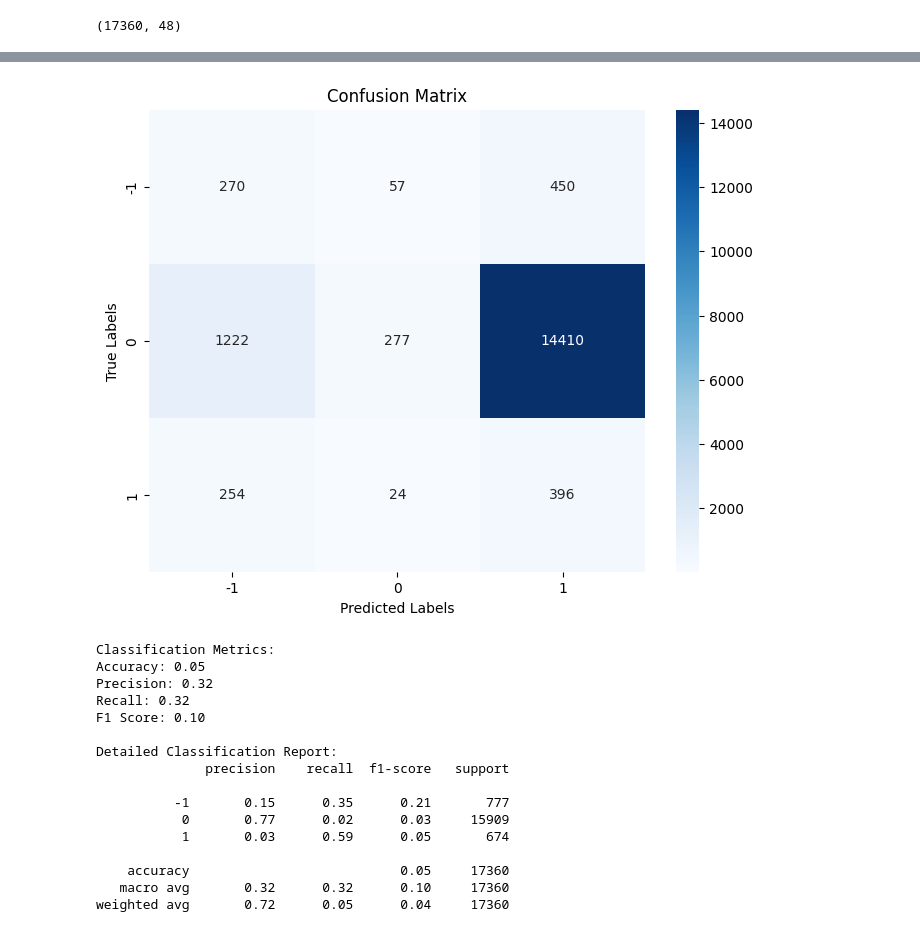
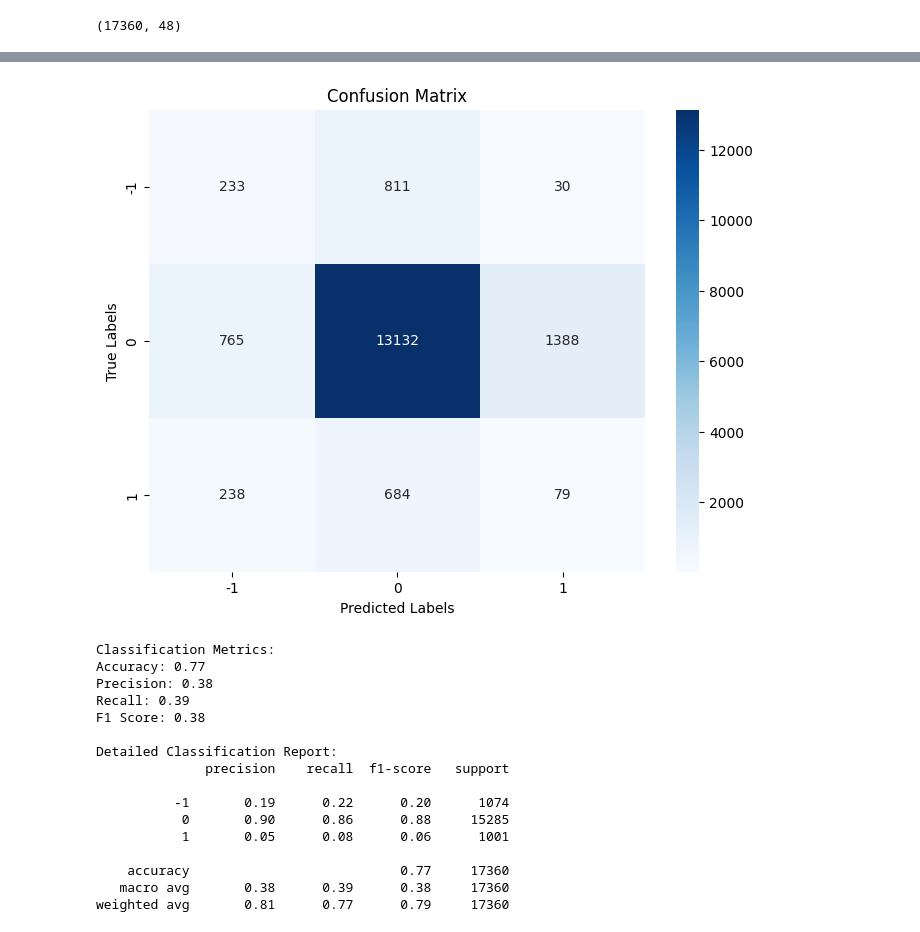
Before and after one commit to nikanhg/Funding_rate_Aave, a Jupyter notebook: Jing/LSTM_24_compared.ipynb, the cells around one changed output, grey strips where cells are left out. Drawn from its saved outputs; the diff is of its cells as text; code cells hidden in the pictures.

```diff
--- a/Jing/LSTM_24_compared.ipynb
+++ b/Jing/LSTM_24_compared.ipynb
@@ -150,7 +154,11 @@ print(y_test.shape)
 
 # 3. establish the
 model = Sequential([
-    LSTM(48, activation='tanh', input_shape=(inputs.shape[1], inputs.shape[2]), return_sequences=True),
+    LSTM(48,
+         activation='tanh',
+         input_shape=(inputs.shape[1], inputs.shape[2]),
+         return_sequences=True
+         ),
     Dropout(0.2),
     LSTM(48, activation='tanh'),
     Dropout(0.2),
@@ -290,7 +298,7 @@ import matplotlib.pyplot as plt
 from sklearn.metrics import confusion_matrix, accuracy_score, precision_score, recall_score, f1_score, classification_report
 
 
-def rate_growth(data, prediction, threshold_factor=0.1):
+def rate_growth(data, prediction, threshold_factor=0.05):
     # Calculate changes for data
     changes_data = data[:, 23, 0] - data[:, 0, 0]
     std_data = np.std(changes_data)
@@ -299,9 +307,9 @@ def rate_growth(data, prediction, threshold_factor=0.1):
     # Classify growth for data
     growth_data = []
     for change in changes_data:
-        if change > threshold_data:
+        if change > 0.5*threshold_data:
             growth_data.append(1)
-        elif change < -threshold_data:
+        elif change < -0.5*threshold_data:
             growth_data.append(-1)
         else:
             growth_data.append(0)
@@ -352,23 +360,23 @@ def classification_metrics(y_true, y_pred):
     print("\nDetailed Classification Report:")
     print(classification_report(y_true, y_pred, target_names=['-1', '0', '1']))
 # %%
-growth_data, growth_prediction = rate_growth(y_test, test_predictions)
+growth_data, growth_prediction = rate_growth(y_test, test_predictions, threshold_factor=0.08)
 classification_metrics(growth_data, growth_prediction)
 # %% [output]
-[figure, old version]
+[figure, new version]
 Classification Metrics:
-Accuracy: 0.05
-Precision: 0.32
-Recall: 0.32
-F1 Score: 0.10
+Accuracy: 0.77
+Precision: 0.38
+Recall: 0.39
+F1 Score: 0.38
 
 Detailed Classification Report:
               precision    recall  f1-score   support
 
-          -1       0.15      0.35      0.21       777
-           0       0.77      0.02      0.03     15909
-           1       0.03      0.59      0.05       674
+          -1       0.19      0.22      0.20      1074
+           0       0.90      0.86      0.88     15285
+           1       0.05      0.08      0.06      1001
 
-    accuracy                           0.05     17360
-   macro avg       0.32      0.32      0.10     17360
-weighted avg       0.72      0.05      0.04     17360
+    accuracy                           0.77     17360
+   macro avg       0.38      0.39      0.38     17360
+weighted avg       0.81      0.77      0.79     17360
```
Also changed, not shown: parts of 3 cells of this notebook, 1 other file.
